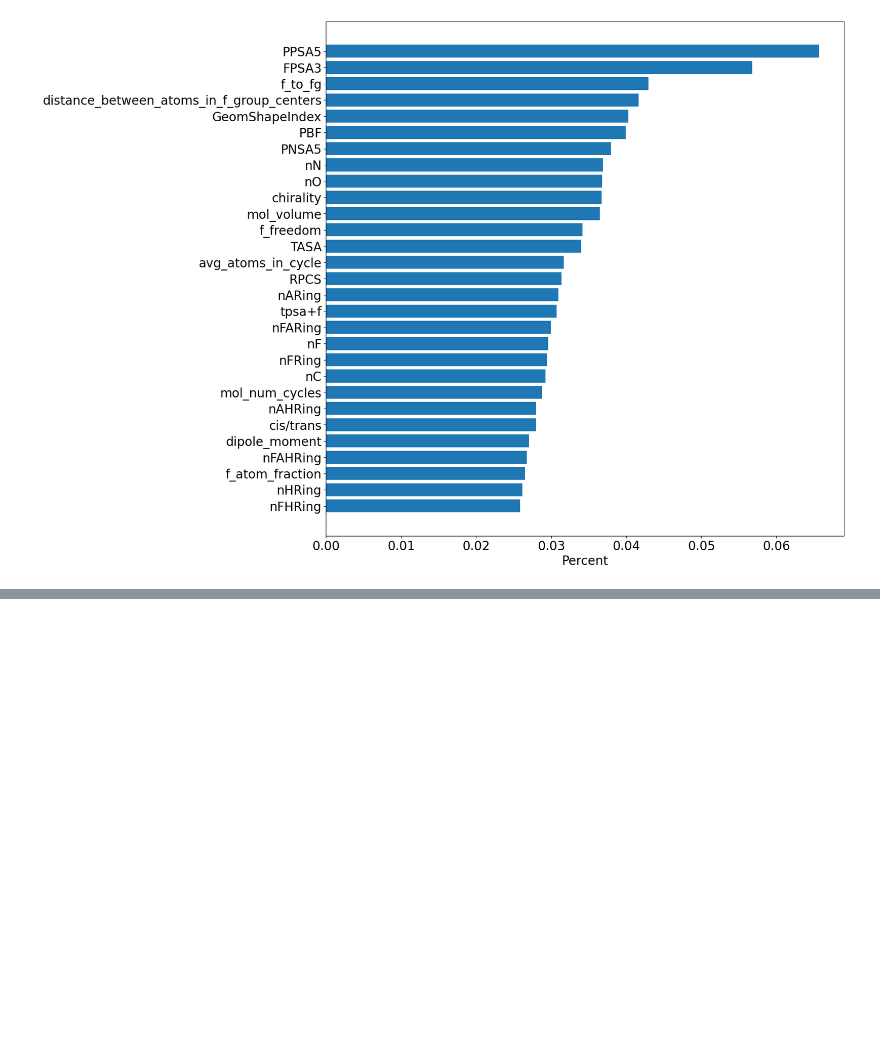
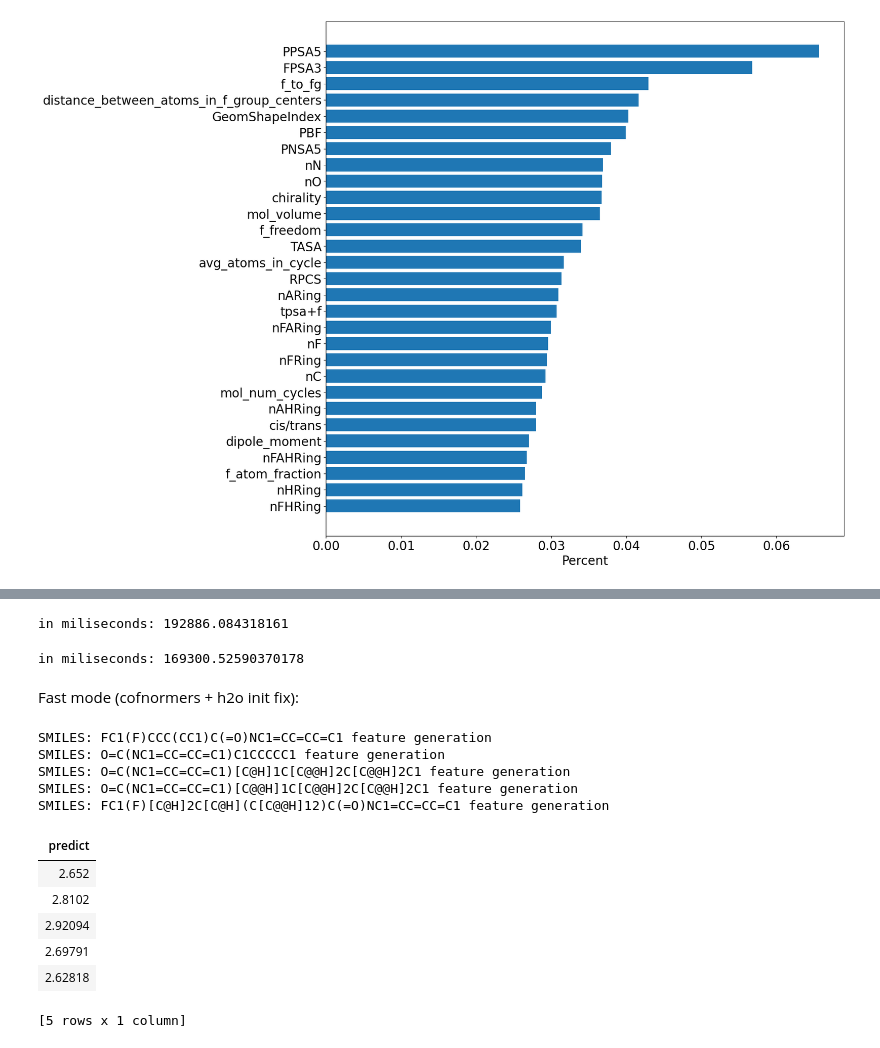
Before and after one commit to blackthorn-ai/XAI_Chem, a Jupyter notebook: ml_part/h2o_model/results_investigate.ipynb, the cells around one changed output, grey strips where cells are left out. Drawn from its saved outputs; the diff is of its cells as text; code cells hidden in the pictures; blank space fills up the shorter version.

Commit message:
logp additional training

```diff
--- a/ml_part/h2o_model/results_investigate.ipynb
+++ b/ml_part/h2o_model/results_investigate.ipynb
@@ -219,0 +273,76 @@ Text(0.5, 0, 'Percent')
+# %%
+print("in miliseconds:", (end_time - start_time)*1000)
+# %% [output]
+in miliseconds: 192886.084318161
+# %%
+print("in miliseconds:", (end_time - start_time)*1000)
+# %% [output]
+in miliseconds: 169300.52590370178
+# %% [markdown]
+Fast mode (cofnormers + h2o init fix):
+# %%
+import sys
+import os
+
+sys.path.insert(0, r'C:\work\DrugDiscovery\fluoricLogPpKa')
+
+from fluoriclogppka.ml_part.inference.inference import Inference
+from fluoriclogppka.ml_part.constants import Target, Identificator
+from fluoriclogppka.ml_part.data_preparation.smiles_to_features import Featurizer
+
+import pandas as pd
+import time
+
+excel_file_path = r'C:\work\DrugDiscovery\main_git\XAI_Chem\ml_part\molecule_features\pKa_Prediction_Starting data_2023.11.22.xlsx'
+df = pd.read_excel(excel_file_path, sheet_name="Main_List")
+
+start_time = time.time()
+
+features = []
+
+for index, row in df.iterrows():
+    SMILES = row['Amides for LogP']
+    if pd.isnull(SMILES):
+        continue
+
+    print(f"SMILES: {SMILES} feature generation")
+
+    dataPrep = Featurizer(SMILES=SMILES,
+                          target_value=Target.logP,
+                          conformers_limit=50)
+    features_for_predict = dataPrep.features_for_predict
+    features.append(features_for_predict)
+
+    if index > 4:
+        break
+
+end_time = time.time()
+# %% [output]
+SMILES: FC1(F)CCC(CC1)C(=O)NC1=CC=CC=C1 feature generation
+SMILES: O=C(NC1=CC=CC=C1)C1CCCCC1 feature generation
+SMILES: O=C(NC1=CC=CC=C1)[C@H]1C[C@@H]2C[C@@H]2C1 feature generation
+SMILES: O=C(NC1=CC=CC=C1)[C@@H]1C[C@@H]2C[C@@H]2C1 feature generation
+SMILES: FC1(F)[C@H]2C[C@H](C[C@@H]12)C(=O)NC1=CC=CC=C1 feature generation
+# %%
+import pandas as pd
+
+# from fluoriclogppka.ml_part.constants import LOGP_MODEL_PATH, PKA_AMINE_MODEL_PATH, PKA_ACID_MODEL_PATH
+from fluoriclogppka.ml_part.services.h2o_service import H2OService
+
+df = pd.DataFrame(features)
+
+LOGP_MODEL_PATH = r'C:\work\DrugDiscovery\fluoricLogPpKa\fluoriclogppka\ml_part\models_weights\h2o_models\logP\all_molecules(without_angle_feature)_without_outliers\StackedEnsemble_BestOfFamily_3_AutoML_2_20240208_214951'
+model_path = LOGP_MODEL_PATH
+h2oService = H2OService(model_path)
+
+predicted_value = h2oService.predict_many(df)
+# %%
+predicted_value
+# %% [output]
+| predict |
+| 2.652 |
+| 2.8102 |
+| 2.92094 |
+| 2.69791 |
+| 2.62818 |
+[5 rows x 1 column]
```
Also changed, not shown: parts of 4 cells of this notebook, 15 other files.
